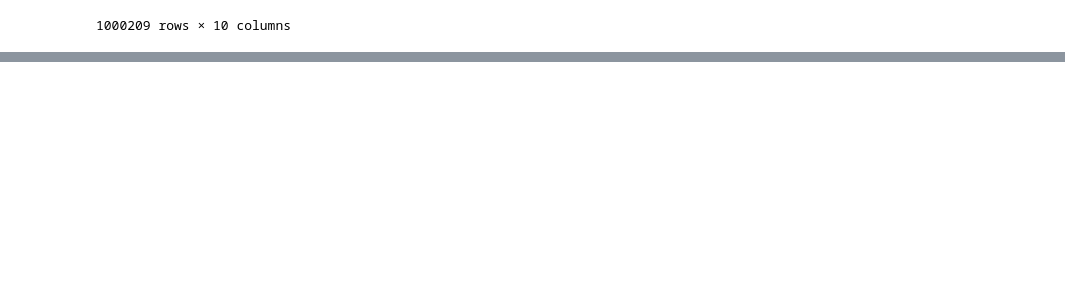
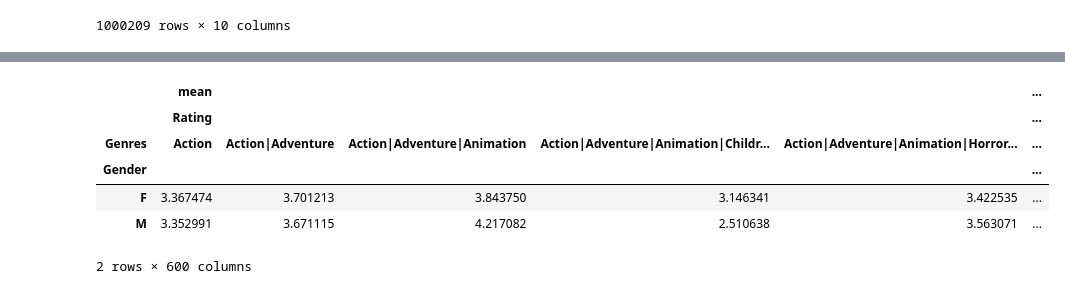
Before and after one commit to Abhinav-97/movielens-dataset, a Jupyter notebook: movielens.ipynb, the cells around one changed output, grey strips where cells are left out. Cells and saved outputs as stored; diff of their text form; code cells hidden in the pictures; blank space fills up the shorter version.

```diff
--- a/movielens.ipynb
+++ b/movielens.ipynb
@@ -101,0 +163,10 @@ user_ratings
+# %%
+pd.pivot_table(user_ratings, index=['Gender'], values=['Rating'],columns=['Genres'],aggfunc=[np.mean, np.std])
+# %% [output]
+|  | mean |  |  |  |  | ... |
+|  | Rating |  |  |  |  | ... |
+| Genres | Action | Action|Adventure | Action|Adventure|Animation | Action|Adventure|Animation|Childr... | Action|Adventure|Animation|Horror... | ... |
+| Gender |  |  |  |  |  | ... |
+| F | 3.367474 | 3.701213 | 3.843750 | 3.146341 | 3.422535 | ... |
+| M | 3.352991 | 3.671115 | 4.217082 | 2.510638 | 3.563071 | ... |
+2 rows × 600 columns
```
Also changed, not shown: parts of 7 cells of this notebook.
